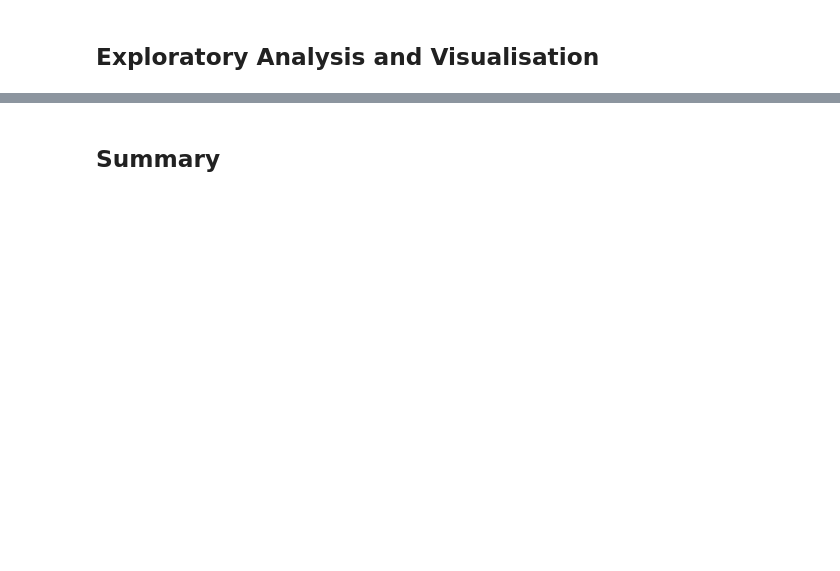
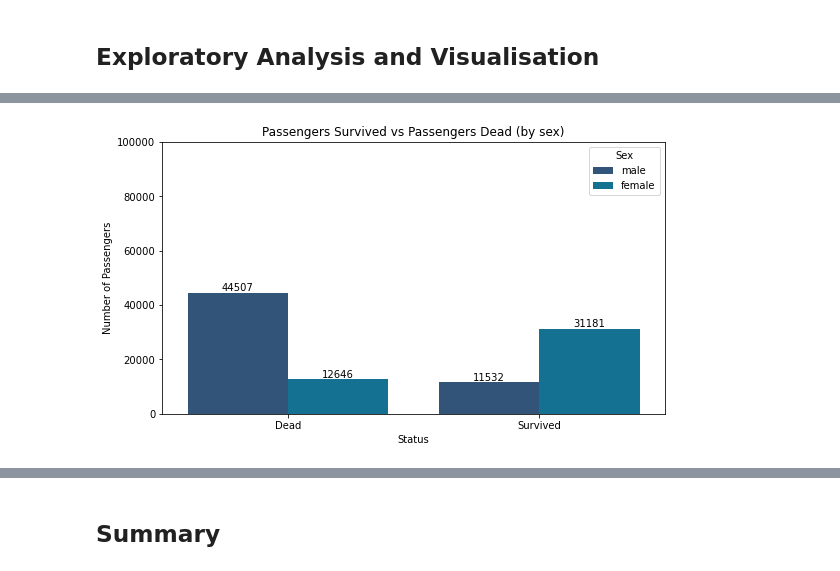
Before and after one commit to al-ensign/ml-introduction, a Jupyter notebook: 01_Descriptive_Statistics_and_Data_Exploration/eda.ipynb, the cells around one changed output, grey strips where cells are left out. Drawn from its saved outputs; the diff is of its cells as text; code cells hidden in the pictures; blank space fills up the shorter version.

```diff
--- a/01_Descriptive_Statistics_and_Data_Exploration/eda.ipynb
+++ b/01_Descriptive_Statistics_and_Data_Exploration/eda.ipynb
@@ -223,0 +232,16 @@ print(train["Embarked"].unique())
+# %%
+#Survival by sex
+plt.figure(figsize=(9,5))
+colors = ["#265484","#007ba6","#00a2af","#00c59f","#8fe383","#f9f871"]
+sns.set_palette(sns.color_palette(colors))
+ax = sns.countplot(x="Survived", hue="Sex", data=train)
+plt.xlabel("Status")
+plt.ylabel("Number of Passengers")
+plt.title("Passengers Survived vs Passengers Dead (by sex)")
+plt.ylim(0,100000)
+plt.xticks([0,1], ['Dead', 'Survived'])
+ax.bar_label(ax.containers[0])
+ax.bar_label(ax.containers[1])
+plt.show()
+# %% [output]
+[figure, added]
```
Also changed, not shown: parts of 31 cells of this notebook.
